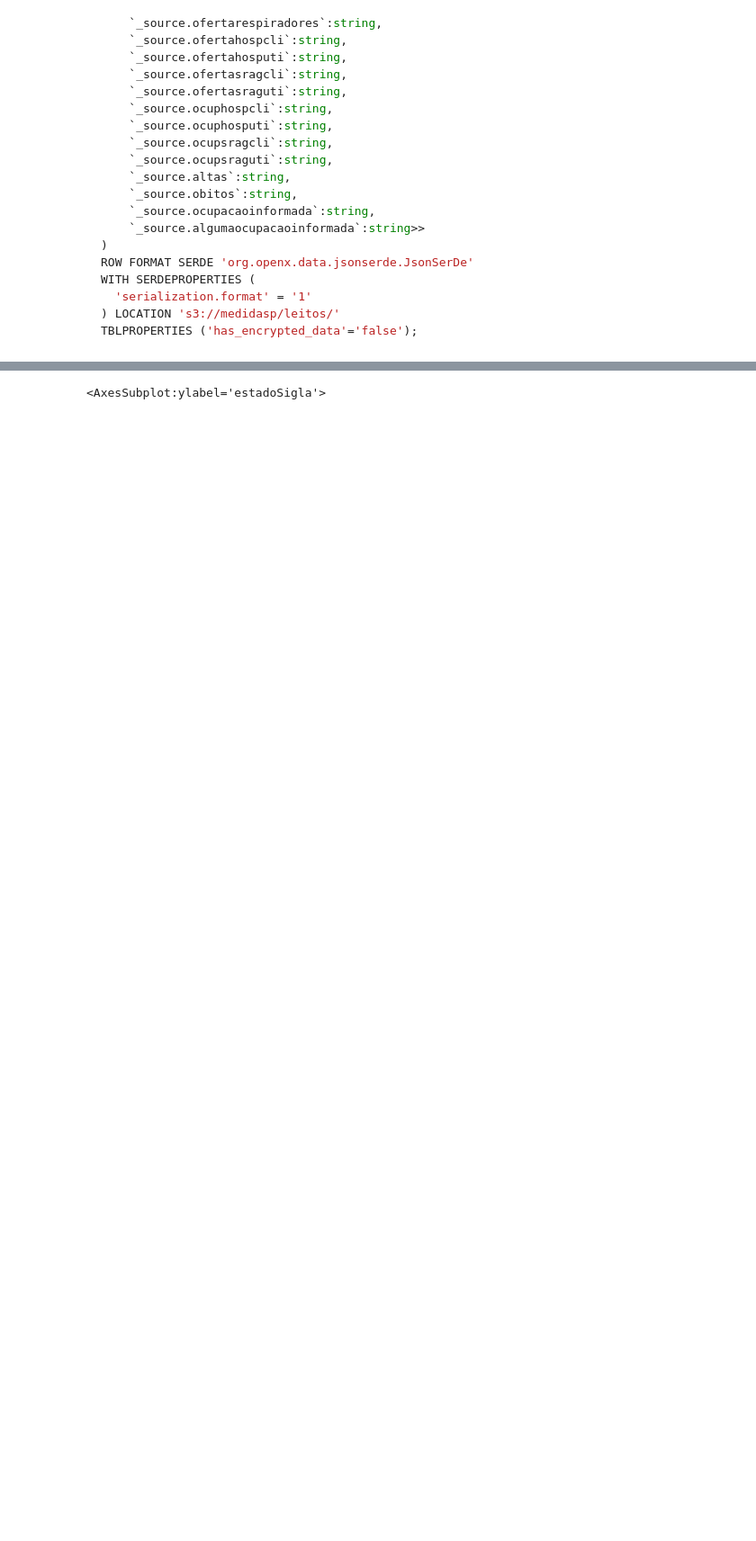
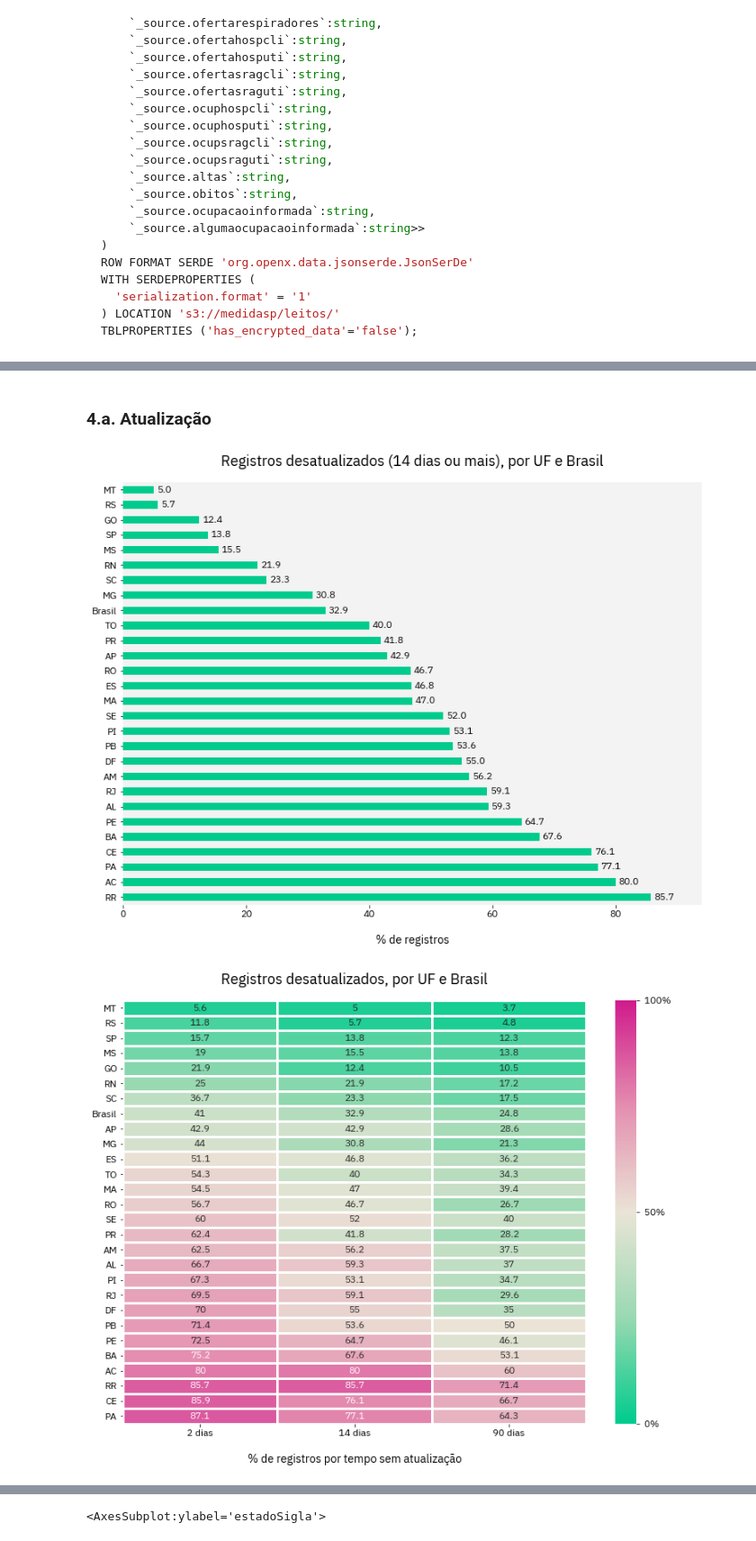
Before and after one commit to okfn-brasil/transparencia-leitos-covid-analise, a Jupyter notebook: Analysis.ipynb, the cells around one changed output, grey strips where cells are left out. Shown at 90% size. Drawn from its saved outputs; the diff is of its cells as text; code cells hidden in the pictures; blank space fills up the shorter version.

```diff
--- a/Analysis.ipynb
+++ b/Analysis.ipynb
@@ -20,6 +25,10 @@ from pathlib import Path
 # from matplotlib.font_manager import findfont, FontProperties
 # font = findfont(FontProperties(family=['IBM Plex Sans']))
 # font
+# %%
+CHARTS_FOLDER = 'exports/charts'
+STANDARD_FIGSIZE = (16,12)
+STANDARD_FIGSIZE = (16 * 0.8,12 * 0.8)
 # %%
 # charts helpers
 
@@ -140,7 +238,8 @@ array(['_index', '_type', '_id', '_score', 'estado', 'estadoSigla',
 # %% [markdown]
 ## Limpar e criar features
 # %%
-# limpar siglas, muitas estão caixa baixa
+# limpar siglas, muitas estão caixa baixa, preservando dado
+df['estadoSigla_original'] = df['estadoSigla']
 df['estadoSigla'] = df['estadoSigla'].str.upper()
 # %%
 df = df.fillna({
@@ -176,9 +275,9 @@ df['has_uti_proxy'] = np.where(df['totalOfertaUtiAlt'] > 0, True, False)
 # %%
 df['dataNotificacaoOcupacao'] = pd.to_datetime(df['dataNotificacaoOcupacao'])
 # %%
-UPDATED_DAYS = [7, 14, 90]
+UPDATED_DAYS = [1, 2, 7, 14, 90]
 for d in UPDATED_DAYS:
-    df[f'updated_{str(d)}d'] = np.where(df['dataNotificacaoOcupacao'] >= TS_RUN - timedelta(days=d), True, False)
+    df[f'updated_{str(d)}d'] = np.where(df['dataNotificacaoOcupacao'] >= TS_RUN - timedelta(days=d, hours=TS_RUN.hour), True, False)
 
 for d in UPDATED_DAYS:
     pct_outdated = len(df[df[f'updated_{str(d)}d'] == True]) / len(df)
@@ -607,0 +753,30 @@ df_hb['icu_covid_ocup_gt_offer'] = np.where((df['ocupSRAGUti'] > df['ofertaSRAGU
+# %% [markdown]
+### 4.a. Atualização
+# %%
+df_tmp = df_hb
+# df_tmp = df_hb[df_hb.has_uti_proxy == True]
+
+cols = [
+    'not_updated_2d',
+    'not_updated_14d',
+    'not_updated_90d',
+]
+
+by_state = df_tmp.groupby('estadoSigla')[cols].sum().div(df_tmp.groupby('estadoSigla')['cnes'].size(), axis=0)
+country = df_tmp.groupby('_index')[cols].sum().div(df_tmp.groupby('_index')['cnes'].size(), axis=0)
+country['estadoSigla'] = 'Brasil'
+check = by_state.append(country.set_index('estadoSigla'))
+
+plot_barh(check, 'not_updated_14d', round_pct=True, ascending=True,
+         title='Registros desatualizados (14 dias ou mais), por UF e Brasil',
+         xlabel='% de registros',
+         file_name='desatualizados_geral')
+
+plot_heatmap(check.sort_values('not_updated_2d'), selected_cols, round_pct=True,
+            xticklabels=['2 dias', '14 dias', '90 dias'],
+            title='Registros desatualizados, por UF e Brasil',
+            xlabel='% de registros por tempo sem atualização',
+            file_name='desatualizados_tabela')
+# %% [output]
+[figure, added]
+[figure, added]
```
Also changed, not shown: parts of 27 cells of this notebook, 2 other files.
